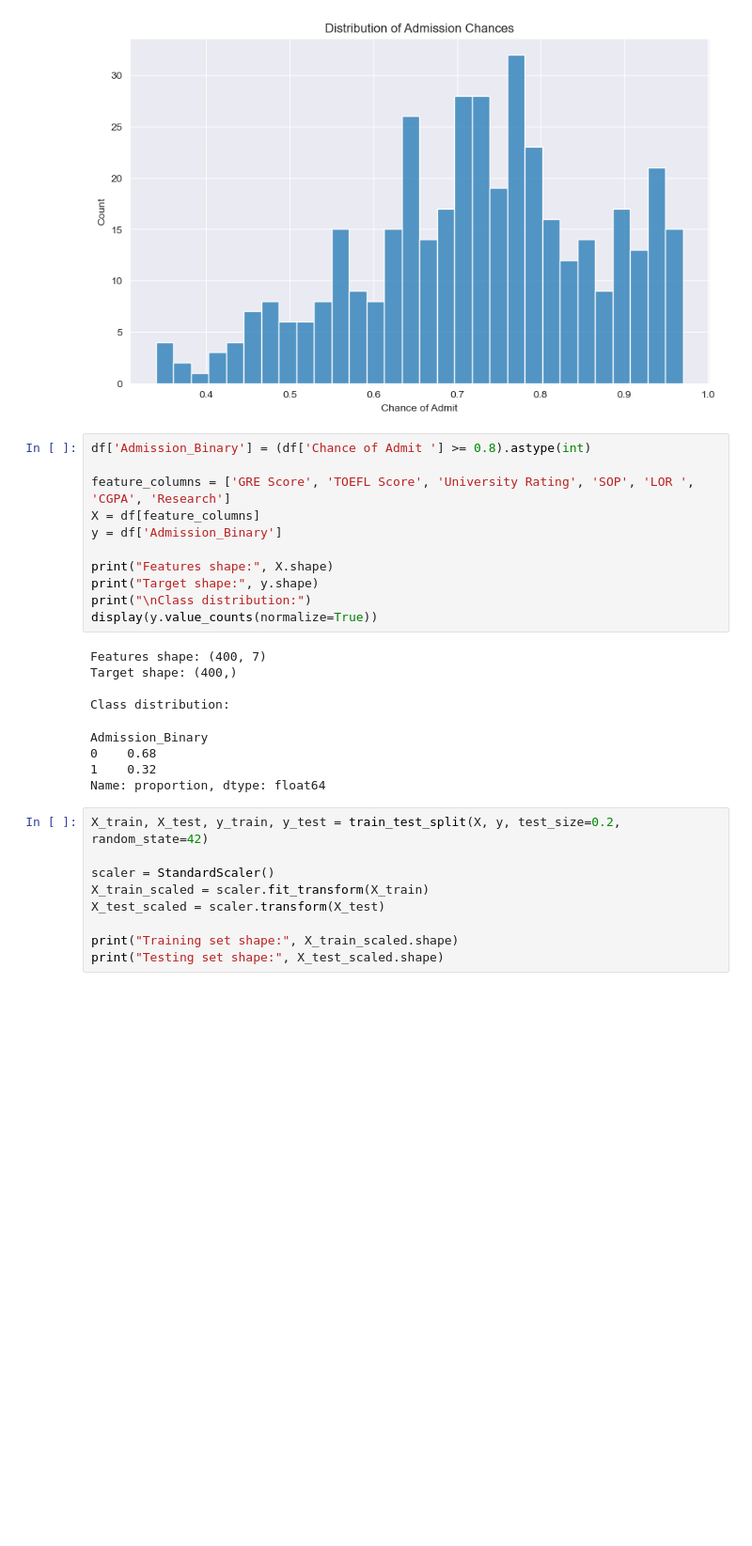
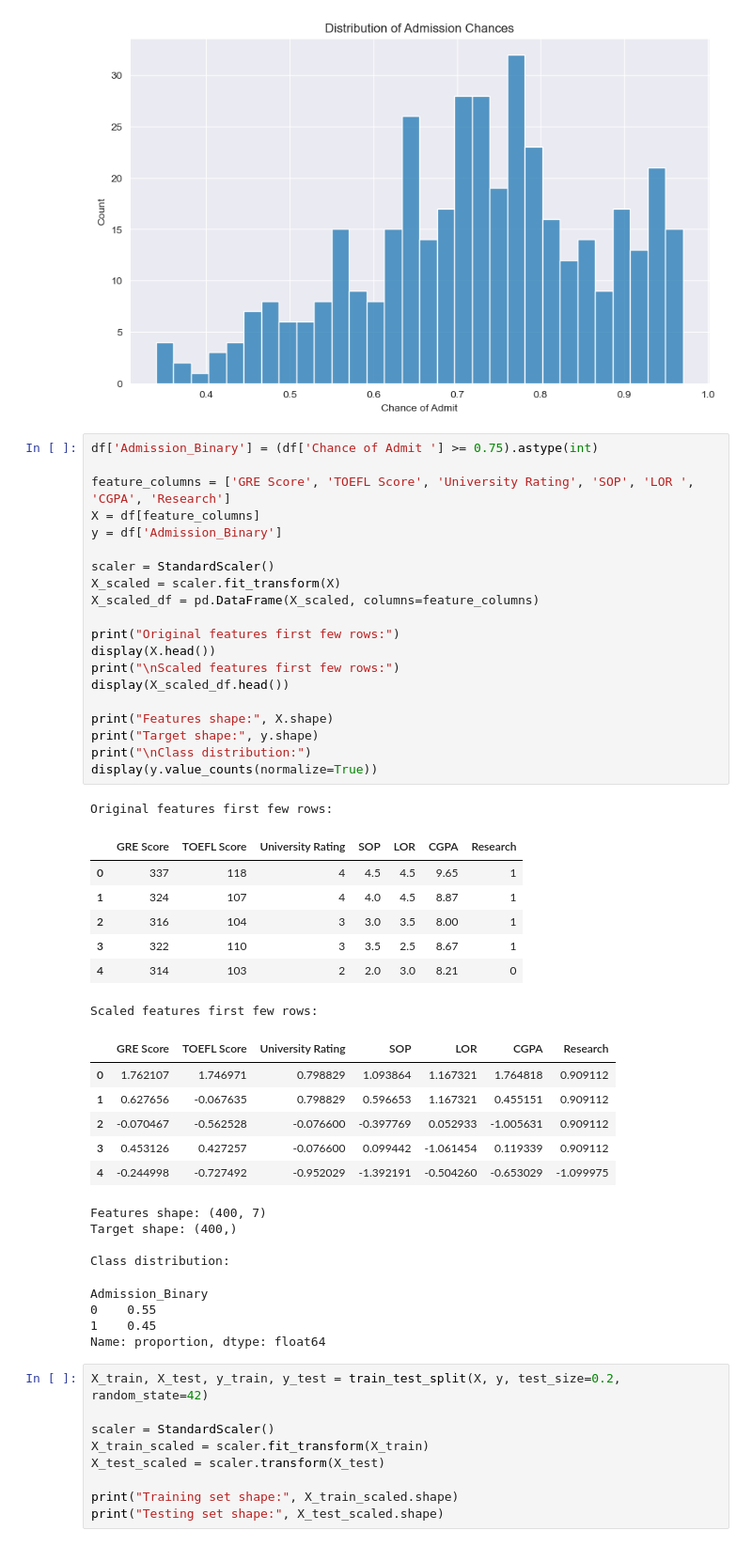
Before and after one commit to Socheat-Hun/Logistic_Regression, a Jupyter notebook: KNN_Project_Admission_Predict.ipynb, the cells around one changed output. Shown at 94% size. Cells and saved outputs as stored; diff of their text form; blank space fills up the shorter version.

```diff
--- a/KNN_Project_Admission_Predict.ipynb
+++ b/KNN_Project_Admission_Predict.ipynb
@@ -85,25 +85,48 @@ plt.show()
 # %% [output]
 [figure]
 # %%
-df['Admission_Binary'] = (df['Chance of Admit '] >= 0.8).astype(int)
+df['Admission_Binary'] = (df['Chance of Admit '] >= 0.75).astype(int)
 
 feature_columns = ['GRE Score', 'TOEFL Score', 'University Rating', 'SOP', 'LOR ', 'CGPA', 'Research']
 X = df[feature_columns]
 y = df['Admission_Binary']
 
+scaler = StandardScaler()
+X_scaled = scaler.fit_transform(X)
+X_scaled_df = pd.DataFrame(X_scaled, columns=feature_columns)
+
+print("Original features first few rows:")
+display(X.head())
+print("\nScaled features first few rows:")
+display(X_scaled_df.head())
+
 print("Features shape:", X.shape)
 print("Target shape:", y.shape)
 print("\nClass distribution:")
 display(y.value_counts(normalize=True))
 # %% [output]
-Features shape: (400, 7)
-Target shape: (400,)
-
-Class distribution:
+Original features first few rows:
+|  | GRE Score | TOEFL Score | University Rating | SOP | LOR | CGPA | Research |
+| 0 | 337 | 118 | 4 | 4.5 | 4.5 | 9.65 | 1 |
+| 1 | 324 | 107 | 4 | 4.0 | 4.5 | 8.87 | 1 |
+| 2 | 316 | 104 | 3 | 3.0 | 3.5 | 8.00 | 1 |
+| 3 | 322 | 110 | 3 | 3.5 | 2.5 | 8.67 | 1 |
+| 4 | 314 | 103 | 2 | 2.0 | 3.0 | 8.21 | 0 |
-Admission_Binary
-0    0.68
-1    0.32
-Name: proportion, dtype: float64
+Scaled features first few rows:
+|  | GRE Score | TOEFL Score | University Rating | SOP | LOR | CGPA | Research |
+| 0 | 1.762107 | 1.746971 | 0.798829 | 1.093864 | 1.167321 | 1.764818 | 0.909112 |
+| 1 | 0.627656 | -0.067635 | 0.798829 | 0.596653 | 1.167321 | 0.455151 | 0.909112 |
+| 2 | -0.070467 | -0.562528 | -0.076600 | -0.397769 | 0.052933 | -1.005631 | 0.909112 |
+| 3 | 0.453126 | 0.427257 | -0.076600 | 0.099442 | -1.061454 | 0.119339 | 0.909112 |
+| 4 | -0.244998 | -0.727492 | -0.952029 | -1.392191 | -0.504260 | -0.653029 | -1.099975 |
+Features shape: (400, 7)
+Target shape: (400,)
+
+Class distribution:
+Admission_Binary
+0    0.55
+1    0.45
+Name: proportion, dtype: float64
 # %%
 X_train, X_test, y_train, y_test = train_test_split(X, y, test_size=0.2, random_state=42)
 
```
Also changed, not shown: parts of 3 cells of this notebook, 1 other file.
